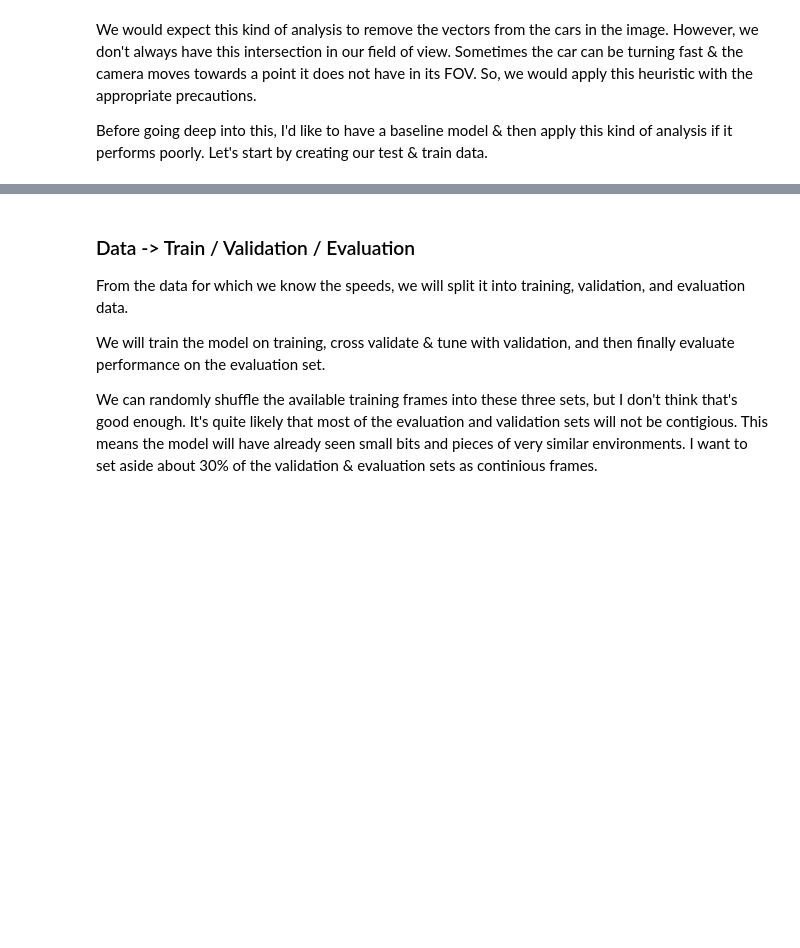
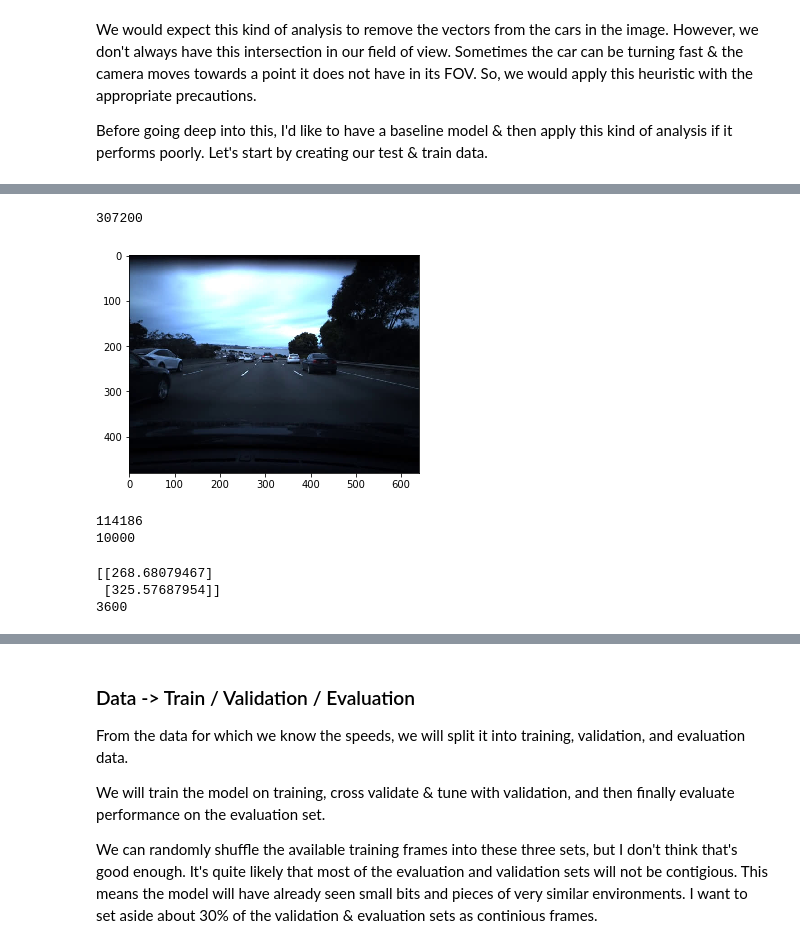
Before and after one commit to sharma0611/carspeednet, a Jupyter notebook: Predicting Car Speed.ipynb, the cells around one changed output, grey strips where cells are left out. Drawn from its saved outputs; the diff is of its cells as text; code cells hidden in the pictures; blank space fills up the shorter version.

```diff
--- a/Predicting Car Speed.ipynb
+++ b/Predicting Car Speed.ipynb
@@ -269,0 +393,64 @@ Before going deep into this, I'd like to have a baseline model & then apply this
+# %%
+def generate_lines_from_flow(flow, mag_threshold):
+    """
+    Input: Cartesian flow
+    Output: lines = [(slope, point), (slope, point), ...]
+    """
+
+    x = flow[..., 0]
+    y = flow[..., 1]
+    (num_x, num_y) = x.shape
+
+    mag, ang = cv2.cartToPolar(x, y)
+
+    x_2 = np.square(x)
+    y_2 = np.square(y)
+
+    c_2 = x_2 + y_2
+    c = np.sqrt(c_2)
+    norm_x = x / c
+    norm_y = y / c
+
+    lines = []
+
+    for x_i in range(num_x):
+        for y_i in range(num_y):
+            if mag[x_i][y_i] > mag_threshold:
+                n_1 = norm_x[x_i][y_i]
+                n_2 = norm_y[x_i][y_i]
+                curr_n = np.matrix([n_1, n_2]).T
+                curr_point = np.matrix([x_i, y_i]).T
+                lines.append((curr_n, curr_point))
+
+    return lines
+# %%
+# Let's bring back images A & B
+A = load_image(get_image_path(MAIN, 1700))
+B = load_image(get_image_path(MAIN, 1701))
+plt.imshow(A)
+flow = cartesian_farneback_optical_flow(A, B)
+flow_lines = generate_lines_from_flow(flow,0)
+flow_lines = generate_lines_from_flow(flow,0.1)
+flow_sample = np.random.choice(len(flow_lines), 10000)
+flow_sample = [flow_lines[i] for i in flow_sample]
+print(len(flow_lines))
+# %% [output]
+307200
+[figure, added]
+# %%
+flow_lines = generate_lines_from_flow(flow,0.1)
+flow_sample = np.random.choice(len(flow_lines), 10000)
+flow_sample = [flow_lines[i] for i in flow_sample]
+print(len(flow_lines))
+print(len(flow_sample))
+# %% [output]
+114186
+10000
+# %%
+removed_lines, converged, poi = iteratively_estimate_poi(flow_sample, 50000, 0.80, 3)
+print(poi)
+print(len(removed_lines))
+# %% [output]
+[[268.68079467]
+ [325.57687954]]
+3600
```
Also changed, not shown: parts of 33 cells of this notebook.
